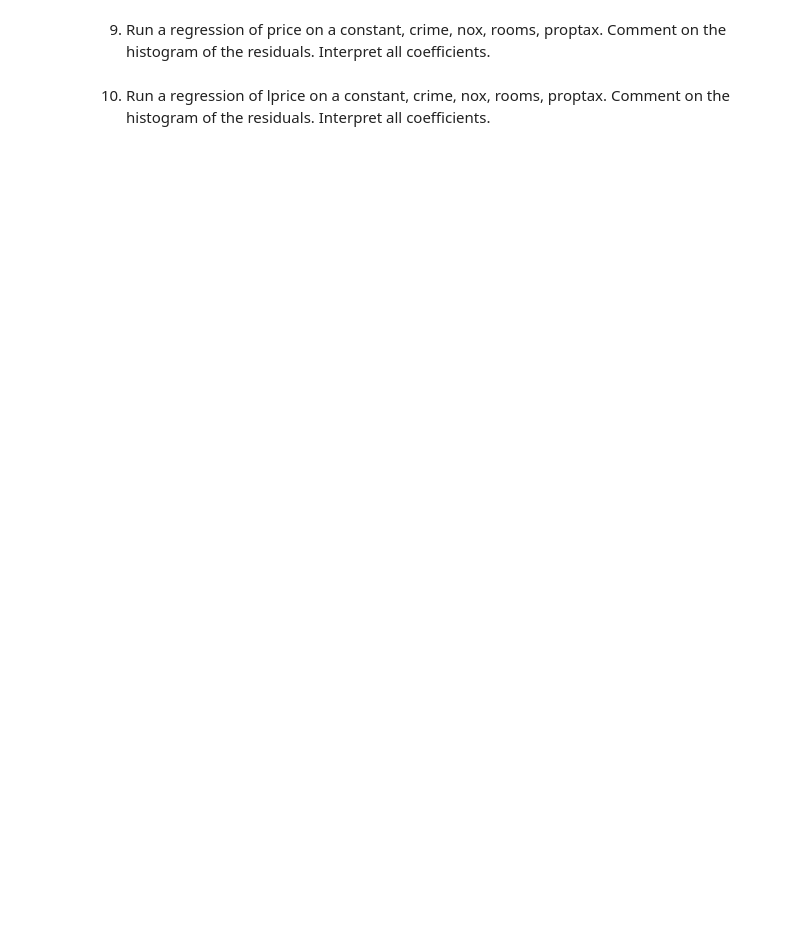
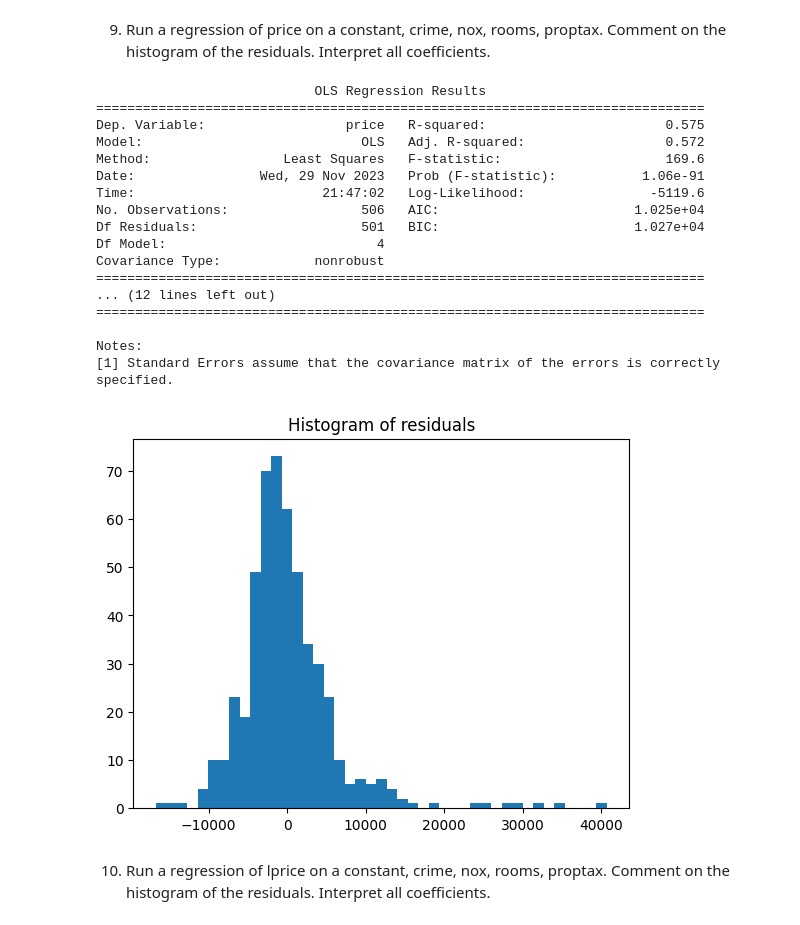
Before and after one commit to ArthurMbraga/MODS202-Econometrics, a Jupyter notebook: project.ipynb, the cells around one changed output. Drawn from its saved outputs; the diff is of its cells as text; code cells hidden in the pictures; blank space fills up the shorter version.

```diff
--- a/project.ipynb
+++ b/project.ipynb
@@ -49,4 +79,36 @@ low, high = df['nox'].quantile([0.25, 0.75])
 # %% [markdown]
 9. Run a regression of price on a constant, crime, nox, rooms, proptax. Comment on the histogram of the residuals. Interpret all coefficients.
+# %%
+X = df[['crime', 'nox', 'rooms', 'proptax']]
+y = df['price']
+
+X = sm.add_constant(X)
+
+model = sm.OLS(y, X)
+results = model.fit()
+print(results.summary())
+
+plt.hist(results.resid, bins='auto')
+plt.title('Histogram of residuals')
+plt.show()
+# %% [output]
+                            OLS Regression Results
+==============================================================================
+Dep. Variable:                  price   R-squared:                       0.575
+Model:                            OLS   Adj. R-squared:                  0.572
+Method:                 Least Squares   F-statistic:                     169.6
+Date:                Wed, 29 Nov 2023   Prob (F-statistic):           1.06e-91
+Time:                        21:47:02   Log-Likelihood:                -5119.6
+No. Observations:                 506   AIC:                         1.025e+04
+Df Residuals:                     501   BIC:                         1.027e+04
+Df Model:                           4
+Covariance Type:            nonrobust
+==============================================================================
+... (12 lines left out)
+==============================================================================
+
+Notes:
+[1] Standard Errors assume that the covariance matrix of the errors is correctly specified.
+[figure, added]
 # %% [markdown]
 10. Run a regression of lprice on a constant, crime, nox, rooms, proptax. Comment on the histogram of the residuals. Interpret all coefficients.
```
Also changed, not shown: parts of 24 cells of this notebook.
